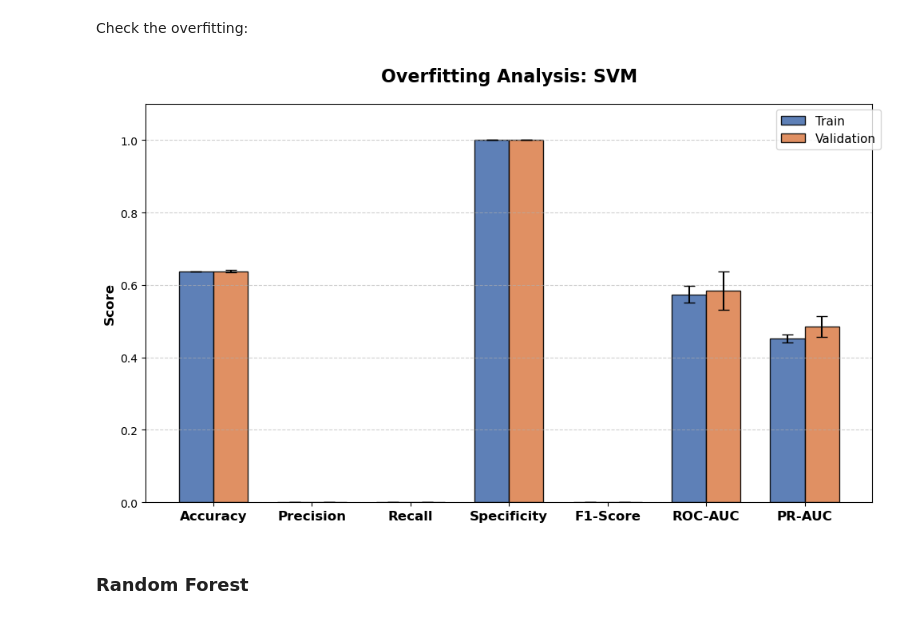
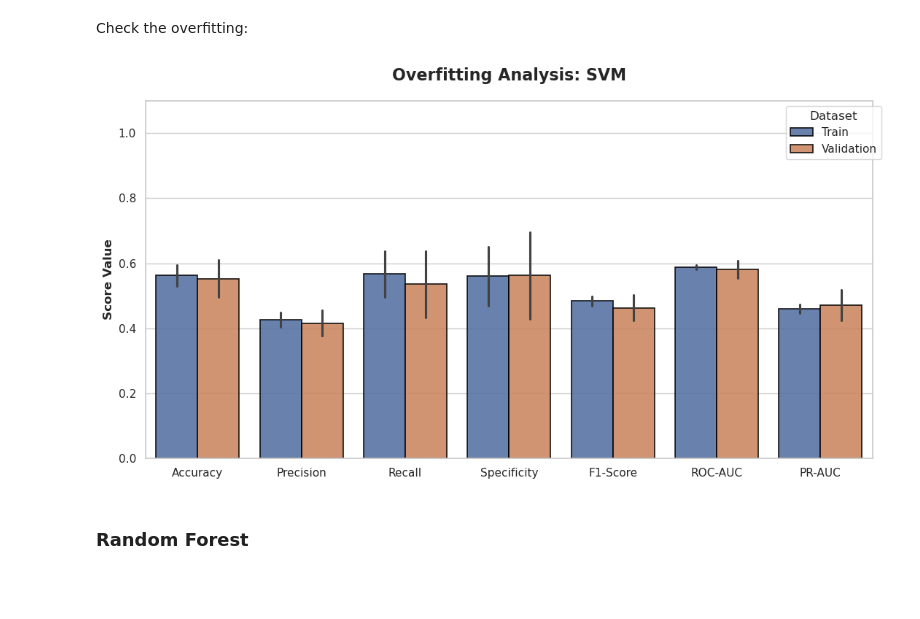
Before and after one commit to MiguelGomGar/TFM, a Jupyter notebook: notebooks/clinical_models_testing.ipynb, the cells around one changed output. Cells and saved outputs as stored; diff of their text form; code cells hidden in the pictures; blank space fills up the shorter version.

```diff
--- a/notebooks/clinical_models_testing.ipynb
+++ b/notebooks/clinical_models_testing.ipynb
@@ -302,11 +305,9 @@ plot_cm(y_true=y_test, y_pred=y_pred_SVM,
 # %% [markdown]
 Check the overfitting:
 # %%
-plot_overfitting_bars(train_metrics_mean_SVM, val_metrics_mean_SVM,
-                    train_metrics_std_SVM, val_metrics_std_SVM,
-                    model_name="SVM")
+plot_overfitting_bars(cv_results_SVM, model_name="SVM")
 # %% [output]
-[figure, old version]
+[figure, new version]
 # %% [markdown]
 ### Random Forest
 # %% [markdown]
```
Also changed, not shown: parts of 57 cells of this notebook, 18 other files.
